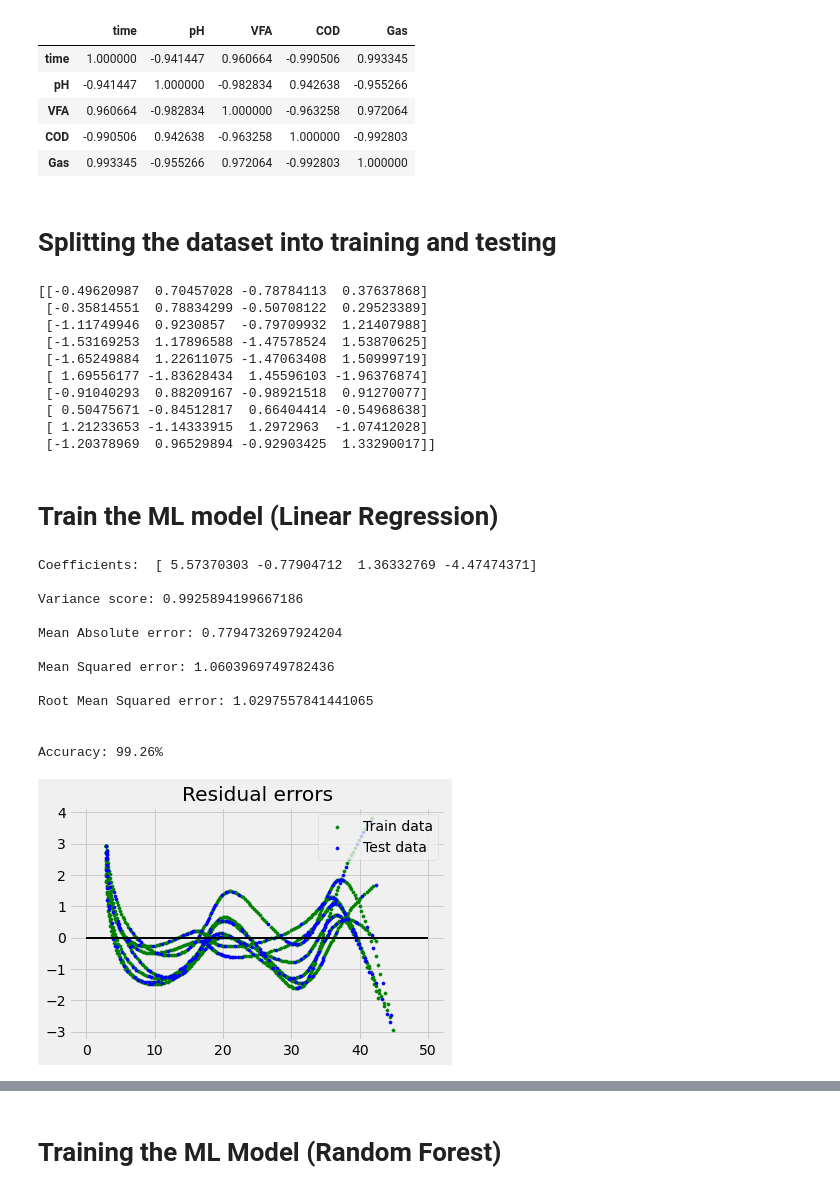
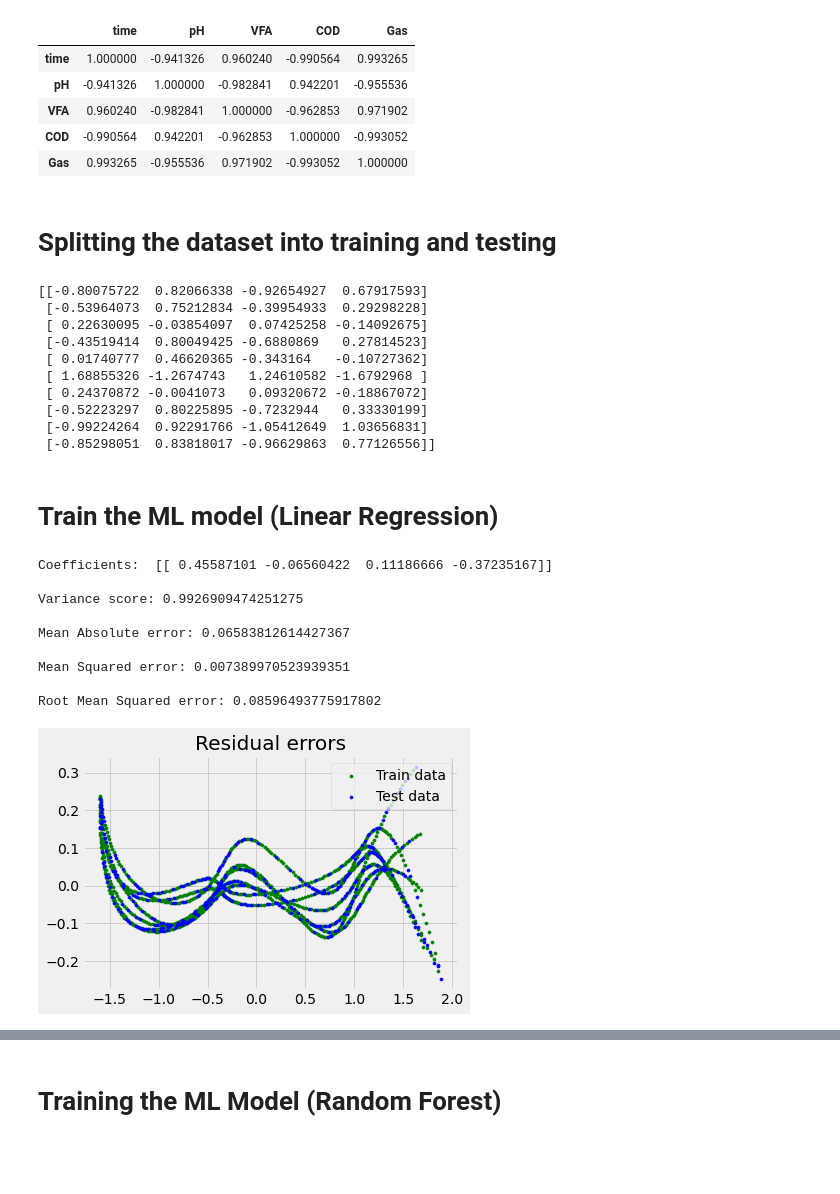
Before and after one commit to ayushranjan6456/HydrogenPrediction, a Jupyter notebook: Hydrogen_Prediction.ipynb, the cells around one changed output, grey strips where cells are left out. Cells and saved outputs as stored; diff of their text form; code cells hidden in the pictures; blank space fills up the shorter version.

```diff
--- a/Hydrogen_Prediction.ipynb
+++ b/Hydrogen_Prediction.ipynb
@@ -14,6 +14,7 @@ df = pd.read_csv('/content/gdrive/My Drive/dataset/interpolated_merged.csv')
 
 #Drop the unnamed column with index of all 7 cycles individually
 df.drop(df.columns[df.columns.str.contains('unnamed',case = False)],axis = 1, inplace = True)
+df= df[df['Gas'] != 0]
 
 df
 # %% [output]
@@ -66,10 +64,10 @@ corr = df.corr()
 corr.style.background_gradient(cmap='RdYlBu')
 # %% [output]
 |  | time | pH | VFA | COD | Gas |
-| time | 1.000000 | -0.941447 | 0.960664 | -0.990506 | 0.993345 |
-| pH | -0.941447 | 1.000000 | -0.982834 | 0.942638 | -0.955266 |
-| VFA | 0.960664 | -0.982834 | 1.000000 | -0.963258 | 0.972064 |
-| COD | -0.990506 | 0.942638 | -0.963258 | 1.000000 | -0.992803 |
-| Gas | 0.993345 | -0.955266 | 0.972064 | -0.992803 | 1.000000 |
+| time | 1.000000 | -0.941326 | 0.960240 | -0.990564 | 0.993265 |
+| pH | -0.941326 | 1.000000 | -0.982841 | 0.942201 | -0.955536 |
+| VFA | 0.960240 | -0.982841 | 1.000000 | -0.962853 | 0.971902 |
+| COD | -0.990564 | 0.942201 | -0.962853 | 1.000000 | -0.993052 |
+| Gas | 0.993265 | -0.955536 | 0.971902 | -0.993052 | 1.000000 |
 # %% [markdown]
 # Splitting the dataset into training and testing
@@ -86,25 +74,41 @@ X_train, X_test, y_train, y_test = train_test_split(x, y, test_size = 0.25, rand
 # %%
+from sklearn.model_selection import train_test_split
 from sklearn.preprocessing import StandardScaler
-sc_x = StandardScaler()
+
+TargetVariable=['Gas']
+Predictors=['time', 'pH', 'VFA', 'COD']
+
+#input
+x=df[Predictors].values
+
+#output
+y=df[TargetVariable].values
 
 # Now, it is very important to perform feature scaling here because pH, time, COD, VFA values lie in different ranges.
 # If we don’t scale the features then the some features will dominate the other when the model finds the nearest neighbor to a data point in the data space.
-X_train = sc_x.fit_transform(X_train)
-X_test = sc_x.transform(X_test)
 
-#Here all features values are scaled so now mean = 0 and S.D = 1.
+PredictorScaler=StandardScaler()
+TargetVarScaler=StandardScaler()
+
+PredictorScalerFit=PredictorScaler.fit(x)
+TargetVarScalerFit=TargetVarScaler.fit(y)
+
+x=PredictorScalerFit.transform(x)
+y=TargetVarScalerFit.transform(y)
+
+X_train, X_test, y_train, y_test = train_test_split(x, y, test_size = 0.30, random_state = 0)
 print (X_train[0:10, :])
 # %% [output]
-[[-0.49620987  0.70457028 -0.78784113  0.37637868]
- [-0.35814551  0.78834299 -0.50708122  0.29523389]
- [-1.11749946  0.9230857  -0.79709932  1.21407988]
- [-1.53169253  1.17896588 -1.47578524  1.53870625]
- [-1.65249884  1.22611075 -1.47063408  1.50999719]
- [ 1.69556177 -1.83628434  1.45596103 -1.96376874]
- [-0.91040293  0.88209167 -0.98921518  0.91270077]
- [ 0.50475671 -0.84512817  0.66404414 -0.54968638]
- [ 1.21233653 -1.14333915  1.2972963  -1.07412028]
- [-1.20378969  0.96529894 -0.92903425  1.33290017]]
+[[-0.80075722  0.82066338 -0.92654927  0.67917593]
+ [-0.53964073  0.75212834 -0.39954933  0.29298228]
+ [ 0.22630095 -0.03854097  0.07425258 -0.14092675]
+ [-0.43519414  0.80049425 -0.6880869   0.27814523]
+ [ 0.01740777  0.46620365 -0.343164   -0.10727362]
+ [ 1.68855326 -1.2674743   1.24610582 -1.6792968 ]
+ [ 0.24370872 -0.0041073   0.09320672 -0.18867072]
+ [-0.52223297  0.80225895 -0.7232944   0.33330199]
+ [-0.99224264  0.92291766 -1.05412649  1.03656831]
+ [-0.85298051  0.83818017 -0.96629863  0.77126556]]
 # %% [markdown]
 # Train the ML model (Linear Regression)
 # %%
@@ -126,34 +130,32 @@ from sklearn import metrics
 print('Mean Absolute error: {}\n'.format(metrics.mean_absolute_error(y_test,y_pred)))
 print('Mean Squared error: {}\n'.format(metrics.mean_squared_error(y_test,y_pred)))
 print('Root Mean Squared error: {}\n'.format(np.sqrt(metrics.mean_squared_error(y_test,y_pred))))
-print('\nAccuracy: {}%\n'.format(round(reg.score(X_test, y_test)*100, 2)))
 # %% [output]
-Coefficients:  [ 5.57370303 -0.77904712  1.36332769 -4.47474371]
+Coefficients:  [[ 0.45587101 -0.06560422  0.11186666 -0.37235167]]
 
-Variance score: 0.9925894199667186
+Variance score: 0.9926909474251275
 
-Mean Absolute error: 0.7794732697924204
+Mean Absolute error: 0.06583812614427367
 
-Mean Squared error: 1.0603969749782436
+Mean Squared error: 0.007389970523939351
 
-Root Mean Squared error: 1.0297557841441065
-
-
-Accuracy: 99.26%
+Root Mean Squared error: 0.08596493775917802
 # %%
 ## plotting residual errors in training data
+# A residual is a measure of how far away a point is vertically from the regression line.
+# Simply, it is the error between a predicted value and the observed actual value.
 
 plt.style.use('fivethirtyeight')
 plt.scatter(reg.predict(X_train), reg.predict(X_train) - y_train,
             color = "green", s = 10, label = 'Train data')
 
 plt.scatter(reg.predict(X_test), reg.predict(X_test) - y_test,
             color = "blue", s = 10, label = 'Test data')
-plt.hlines(y = 0, xmin = 0, xmax = 50, linewidth = 2)
+# plt.hlines(y = 0, xmin = 0, xmax = 50, linewidth = 2)
 plt.legend(loc = 'upper right')
 plt.title("Residual errors")
 
 ## method call for showing the plot
 plt.show()
 # %% [output]
-[figure, old version]
+[figure, new version]
```
Also changed, not shown: parts of 16 cells of this notebook.
